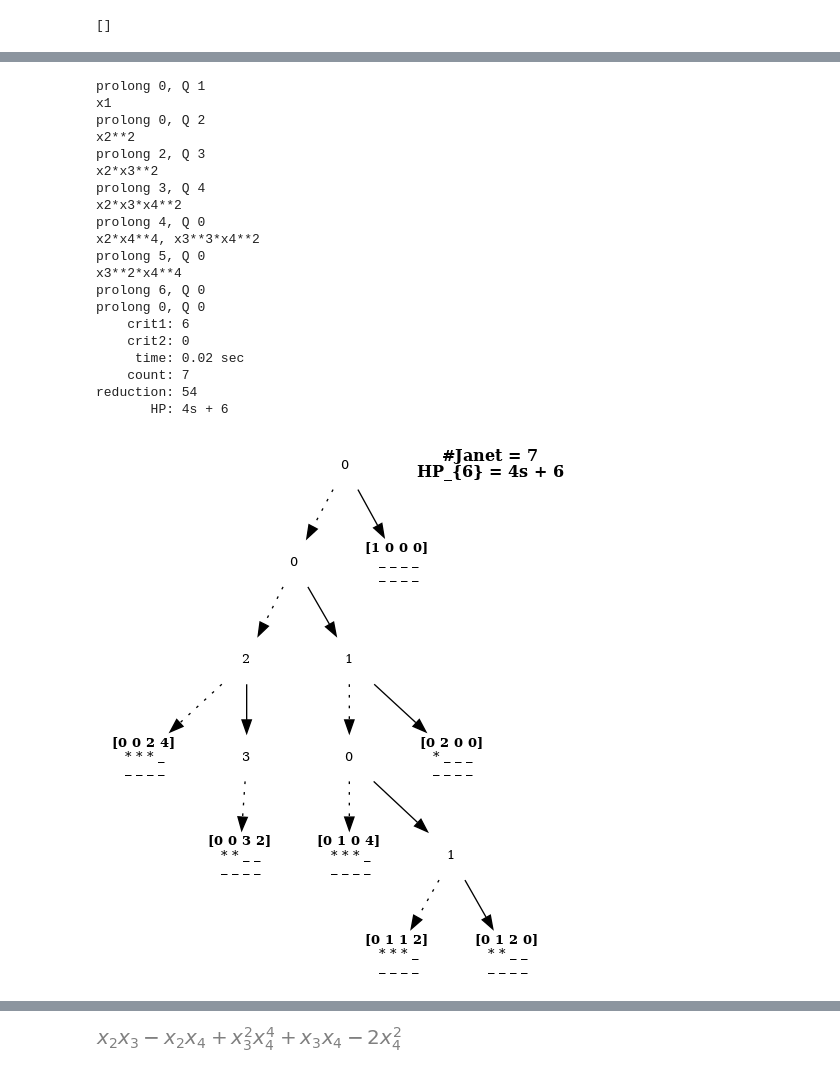
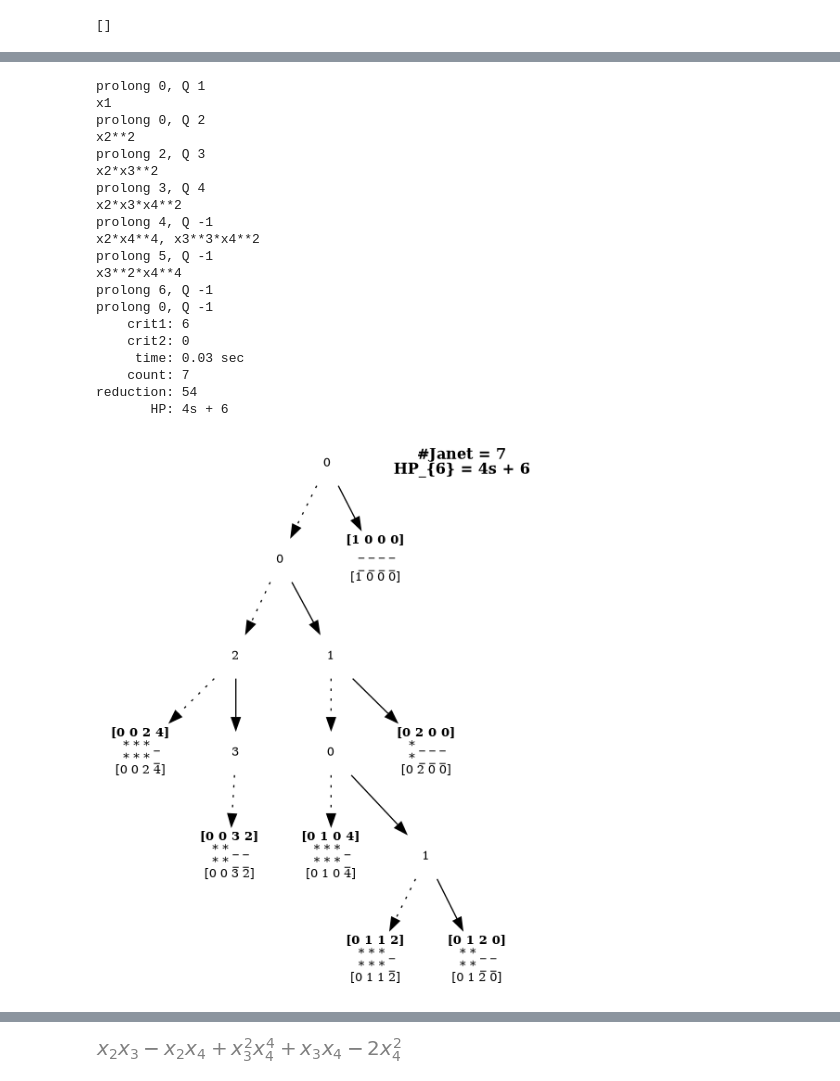
Before and after one commit to blinkovua/GInv, a Jupyter notebook: pyginv/poly.ipynb, the cells around one changed output, grey strips where cells are left out. Saved outputs shown, nothing was run; the diff lists cells and outputs as text; code cells hidden in the pictures.

```diff
--- a/pyginv/poly.ipynb
+++ b/pyginv/poly.ipynb
@@ -56,7 +56,7 @@ u*a**5*b**2*e**3*2 + a*b**2*c**3*d**4*e**5*3 + e**3*13 + w + 5
 -> [[[0;5 2 0 0 3], 2], [[1 2 3 4 5], 3], [[0 0 0 0 3], 13], [[2;0 0 0 0 0], 1], [[0 0 0 0 0], 5]]
 0 -> []
 # %%
-Monom.cmp = Monom.TOPdeglex
+Monom.cmp = Monom.TOPlex
 p = 3*a**1*b**2*c**3*d**4*e**5 + (2*u*a**5*b**2 + 13)*e**3 + 5 + w
 print(f"{p} \n-> {p!r}")
 print(f"{Poly()} -> {Poly()!r}")
@@ -66,6 +66,6 @@ a*b**2*c**3*d**4*e**5*3 + u*a**5*b**2*e**3*2 + e**3*13 + w + 5
 0 -> []
 # %%
-Monom.cmp = Monom.POTdeglex
+Monom.cmp = Monom.TOPgrevlex
 p = 3*a**1*b**2*c**3*d**4*e**5 + (2*u*a**5*b**2 + 13)*e**3 + 5 + w
 print(f"{p} \n-> {p!r}")
 print(f"{Poly()} -> {Poly()!r}")
@@ -163,5 +163,5 @@ b**4*4 + a*b*c**2 + e*tau + beta
 # %%
-Monom.cmp = Monom.TOPdeglex
+Monom.cmp = Monom.TOPgrevlex
 x, y = Poly.init('x, y'.split(', '))
 mnm = Janet()
 res = ginvBlockLow((x**7*y, x**5*y**2, x**4*y**3, x**2*y**4), \
@@ -189,43 +189,43 @@ HP: 3s + 10
 # %%
-Monom.cmp = Monom.TOPdeglex
+Monom.cmp = Monom.TOPgrevlex
 x1, x2, x3, x4 = Poly.init('x1, x2, x3, x4'.split(', '))
 cyclic4 = Janet()
 res = ginvBlockLow((
 x1+x2+x3+x4,\
 x1*x2+x2*x3+x3*x4+x4*x1,\
 x1*x2*x3+x2*x3*x4+x3*x4*x1+x4*x1*x2,\
 x1*x2*x3*x4-1), \
 cyclic4, level=1)
 print(f"    crit1: {res[1]}")
 print(f"    crit2: {res[2]}")
 print(f"     time: {res[0]:.2f} sec")
 print(f"    count: {cyclic4.count()}")
 print(f"reduction: {cyclic4.reduction()}")
 print(f"       HP: {cyclic4.HP()}")
 cyclic4.saveImage('cyclic4.pdf', level=3)
 Image('./cyclic4.png')
 # %% [output]
 prolong 0, Q 1
 x1
 prolong 0, Q 2
 x2**2
 prolong 2, Q 3
 x2*x3**2
 prolong 3, Q 4
 x2*x3*x4**2
-prolong 4, Q 0
+prolong 4, Q -1
 x2*x4**4, x3**3*x4**2
-prolong 5, Q 0
+prolong 5, Q -1
 x3**2*x4**4
-prolong 6, Q 0
-prolong 0, Q 0
+prolong 6, Q -1
+prolong 0, Q -1
     crit1: 6
     crit2: 0
-     time: 0.02 sec
+     time: 0.03 sec
     count: 7
 reduction: 54
        HP: 4s + 6
-[figure, old version]
+[figure, new version]
 # %%
 for w in cyclic4.GB():
     print(w.poly)
```
Also changed, not shown: parts of 54 cells of this notebook, 18 other files.
